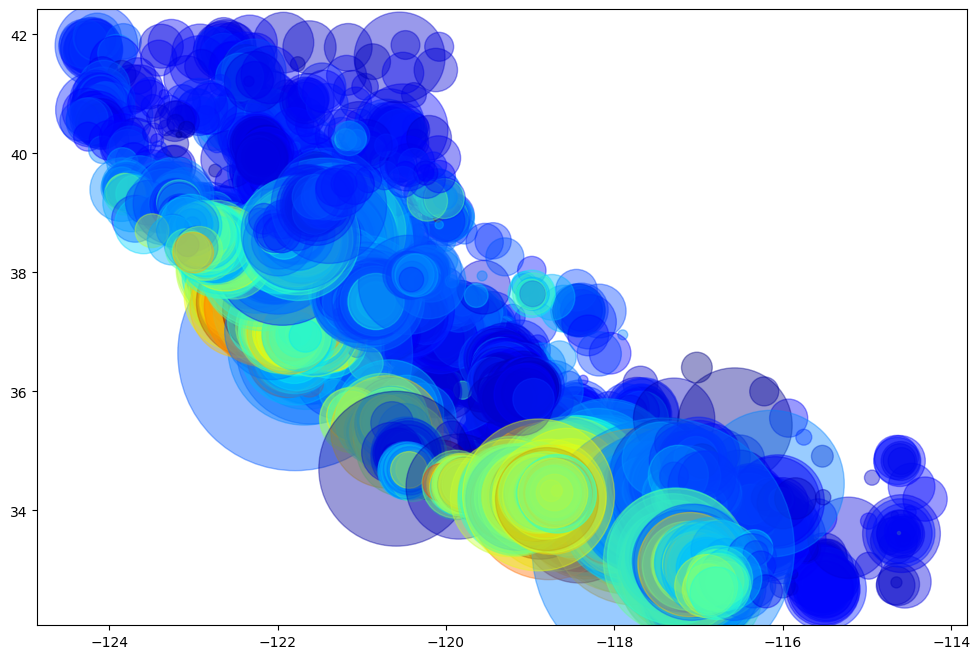
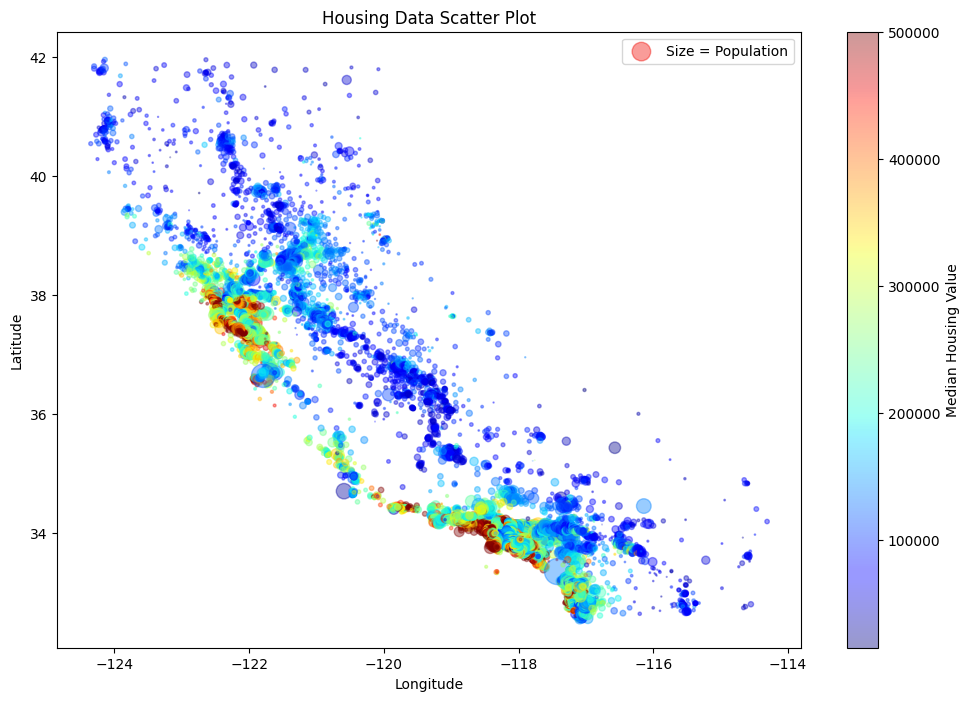
The change to this notebook cell's code, shown as a diff; its figure went from the first image to the second:
--- before
+++ after
@@ -4,10 +4,15 @@
     y=df['latitude'],
     alpha=0.4,
-    s=df['population'],
+    s=df['population'] /100,
     c=df['median_house_value'],
     cmap=plt.get_cmap('jet')
 )
     
-    
+plt.colorbar(label='Median Housing Value')
+plt.title('Housing Data Scatter Plot')
+plt.xlabel('Longitude')
+plt.ylabel('Latitude')
+plt.legend(['Size = Population'])
+plt.show()
     
 

Commit: Advanced_Plot